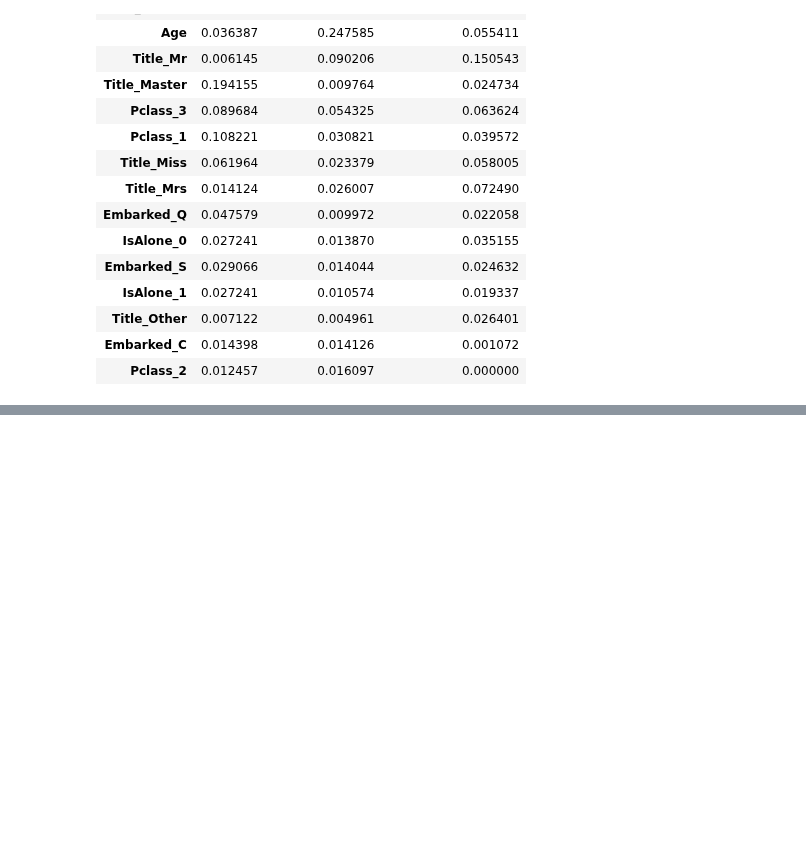
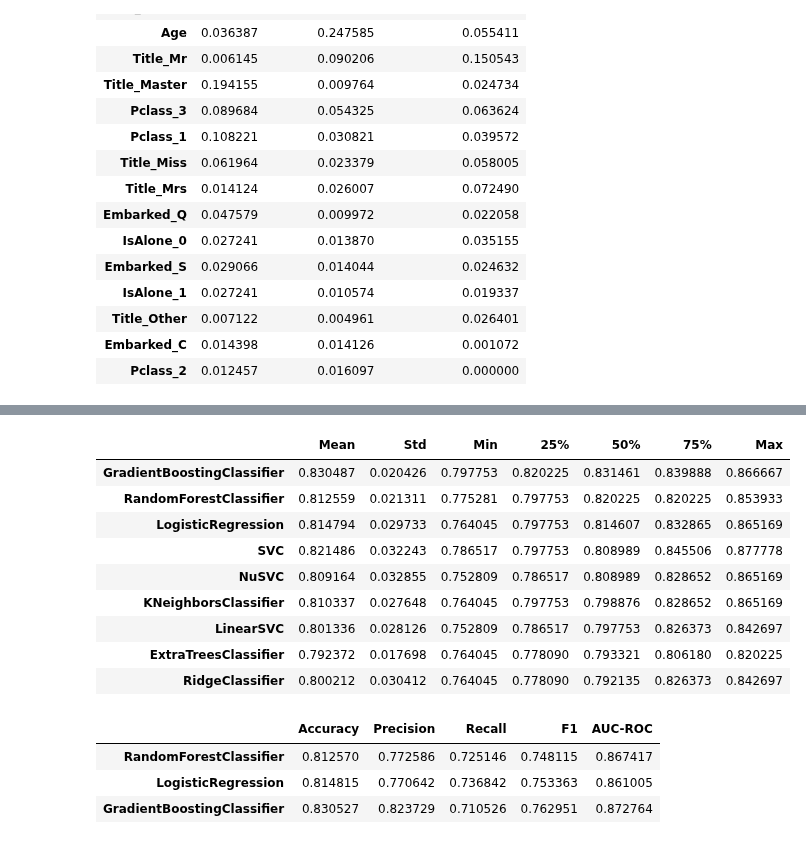
Before and after one commit to mateuszk098/kaggle-notebooks, a Jupyter notebook: kaggle/titanic/titanic_ml.ipynb, the cells around one changed output, grey strips where cells are left out. Cells and saved outputs as stored; diff of their text form; code cells hidden in the pictures; blank space fills up the shorter version.

```diff
--- a/kaggle/titanic/titanic_ml.ipynb
+++ b/kaggle/titanic/titanic_ml.ipynb
@@ -365,0 +431,16 @@ plt.show()
+# %%
+baseline_desc = (
+    baseline_scores.describe().T.drop("count", axis=1).rename(columns=str.title)[::-1]
+)
+baseline_desc.style.background_gradient(DF_CMAP)
+# %% [output]
+|  | Mean | Std | Min | 25% | 50% | 75% | Max |
+| GradientBoostingClassifier | 0.830487 | 0.020426 | 0.797753 | 0.820225 | 0.831461 | 0.839888 | 0.866667 |
+| RandomForestClassifier | 0.812559 | 0.021311 | 0.775281 | 0.797753 | 0.820225 | 0.820225 | 0.853933 |
+| LogisticRegression | 0.814794 | 0.029733 | 0.764045 | 0.797753 | 0.814607 | 0.832865 | 0.865169 |
+| SVC | 0.821486 | 0.032243 | 0.786517 | 0.797753 | 0.808989 | 0.845506 | 0.877778 |
+| NuSVC | 0.809164 | 0.032855 | 0.752809 | 0.786517 | 0.808989 | 0.828652 | 0.865169 |
+| KNeighborsClassifier | 0.810337 | 0.027648 | 0.764045 | 0.797753 | 0.798876 | 0.828652 | 0.865169 |
+| LinearSVC | 0.801336 | 0.028126 | 0.752809 | 0.786517 | 0.797753 | 0.826373 | 0.842697 |
+| ExtraTreesClassifier | 0.792372 | 0.017698 | 0.764045 | 0.778090 | 0.793321 | 0.806180 | 0.820225 |
+| RidgeClassifier | 0.800212 | 0.030412 | 0.764045 | 0.778090 | 0.792135 | 0.826373 | 0.842697 |
@@ -365,0 +494,34 @@ plt.show()
+# %%
+metrics = pd.DataFrame(
+    {
+        rf_scores["Classifier"]: [
+            rf_scores["Accuracy"],
+            rf_scores["Precision"],
+            rf_scores["Recall"],
+            rf_scores["F1"],
+            rf_scores["AUC-ROC"],
+        ],
+        lr_scores["Classifier"]: [
+            lr_scores["Accuracy"],
+            lr_scores["Precision"],
+            lr_scores["Recall"],
+            lr_scores["F1"],
+            lr_scores["AUC-ROC"],
+        ],
+        gb_scores["Classifier"]: [
+            gb_scores["Accuracy"],
+            gb_scores["Precision"],
+            gb_scores["Recall"],
+            gb_scores["F1"],
+            gb_scores["AUC-ROC"],
+        ],
+    },
+    index=["Accuracy", "Precision", "Recall", "F1", "AUC-ROC"],
+)
+
+metrics.T.style.background_gradient(DF_CMAP)
+# %% [output]
+|  | Accuracy | Precision | Recall | F1 | AUC-ROC |
+| RandomForestClassifier | 0.812570 | 0.772586 | 0.725146 | 0.748115 | 0.867417 |
+| LogisticRegression | 0.814815 | 0.770642 | 0.736842 | 0.753363 | 0.861005 |
+| GradientBoostingClassifier | 0.830527 | 0.823729 | 0.710526 | 0.762951 | 0.872764 |
```
Also changed, not shown: parts of 8 cells of this notebook.
